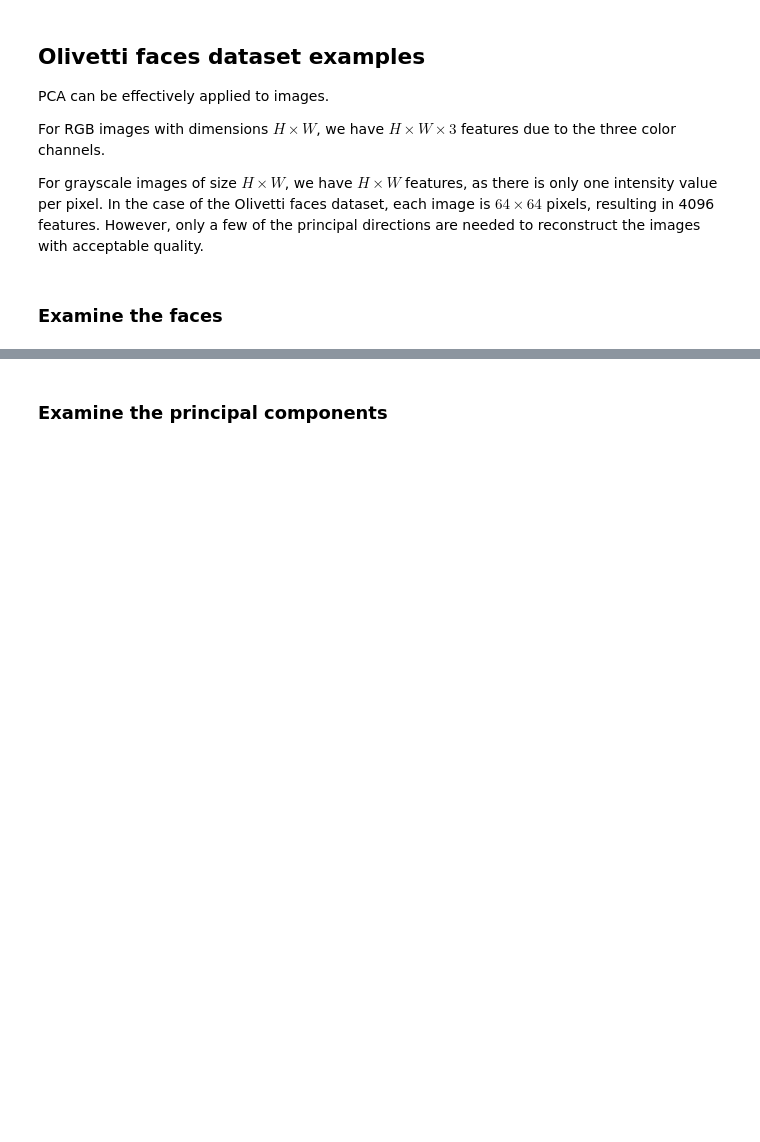
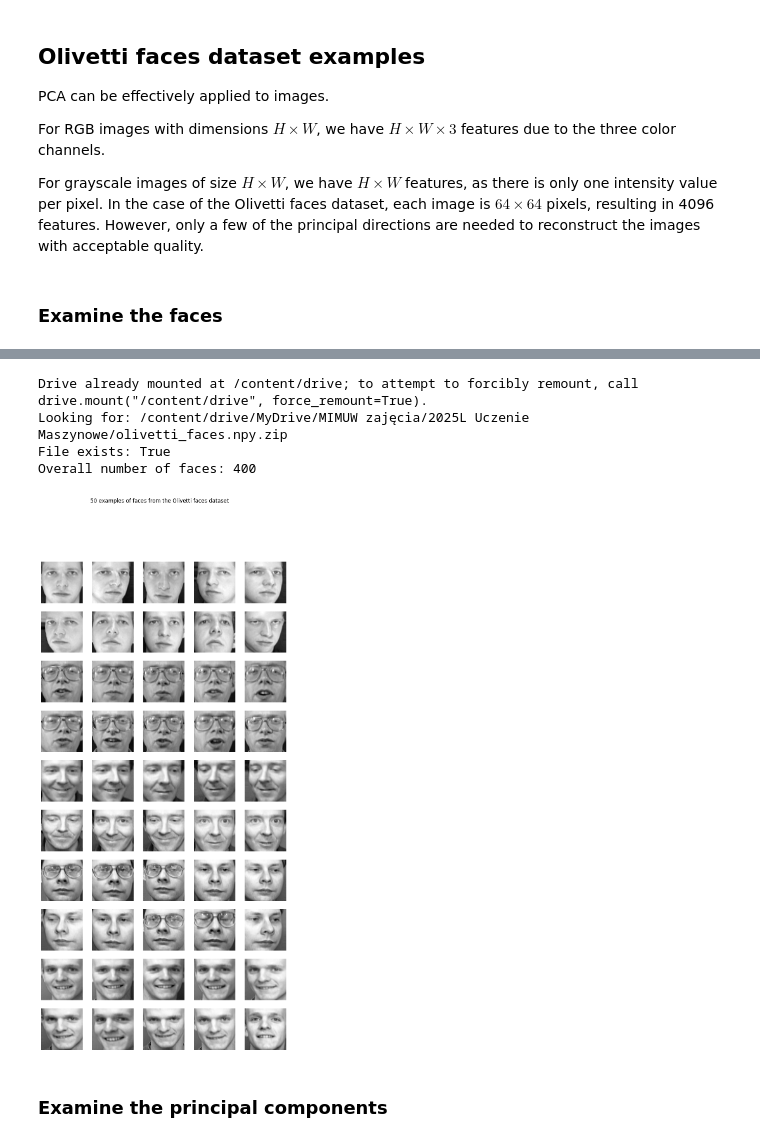
Before and after one commit to Yel1owHatGuy/Machine-Learning-2025L, a Jupyter notebook: Lab01_PCA.ipynb, the cells around one changed output, grey strips where cells are left out. Saved outputs shown, nothing was run; the diff lists cells and outputs as text; code cells hidden in the pictures; blank space fills up the shorter version.

```diff
--- a/Lab01_PCA.ipynb
+++ b/Lab01_PCA.ipynb
@@ -561,3 +524,73 @@ MatReadError: Mat file appears to be truncated
+# %%
+import numpy as np
+import matplotlib.pyplot as plt
+from sklearn.decomposition import PCA
+
+# ######### WORKAROUND FOR A SUDDEN OLIVETTI FACES UNAIVALABILITY ON SCIKIT and anywhere else too but Kaggle, too!
+# IT HAPPENED on 2026/02/23, the day of the class!
+
+# Load the Olivetti faces dataset
+# data = sklearn.datasets.fetch_olivetti_faces()
+
+
+from google.colab import drive
+import os
+
+drive.mount('/content/drive')
+
+# Define the path to your folder
+path = "/content/drive/MyDrive/MIMUW zajęcia/2025L Uczenie Maszynowe/"
+zip_path = os.path.join(path, "olivetti_faces.npy.zip")
+
+print(f"Looking for: {zip_path}")
+print("File exists:", os.path.exists(zip_path))
+
+import numpy as np
+import matplotlib.pyplot as plt
+from sklearn.utils import Bunch
+import zipfile
+
+# 1. Unzip the file to the local Colab folder
+with zipfile.ZipFile(zip_path, 'r') as zip_ref:
+    zip_ref.extractall("/content/")
+
+# 2. Load the .npy file
+# Assuming the file inside the zip is named 'olivetti_faces.npy'
+raw_faces = np.load("/content/olivetti_faces.npy")
+
+# 3. Format into the sklearn 'Bunch' structure
+# The dataset has 400 images, each 64x64.
+faces_images = raw_faces.reshape(400, 64, 64)
+faces_flat = raw_faces.reshape(400, 4096)
+target = np.repeat(np.arange(40), 10) # 40 people, 10 images each
+
+data = Bunch(
+    data=faces_flat.astype(np.float32),
+    images=faces_images.astype(np.float32),
+    target=target,
+    DESCR="Olivetti faces (Loaded from Google Drive)"
+)
+
+faces = data.images  # Original 64x64 images
+
+X = data.data        # Flattened images (each image is 64x64 pixels, flattened to 4096 features)
+print("Overall number of faces:", len(X))
+
+# Display 50 example faces from the dataset in 10 rows, 5 faces per row
+fig, ax = plt.subplots(10, 5, figsize=(10, 20))
+for i in range(50):
+    row = i // 5  # Determine the row index
+    col = i % 5   # Determine the column index
+    ax[row, col].imshow(faces[i], cmap='gray')
+    ax[row, col].axis('off')
+plt.suptitle("50 examples of faces from the Olivetti faces dataset")
+plt.show()
+# %% [output]
+Drive already mounted at /content/drive; to attempt to forcibly remount, call drive.mount("/content/drive", force_remount=True).
+Looking for: /content/drive/MyDrive/MIMUW zajęcia/2025L Uczenie Maszynowe/olivetti_faces.npy.zip
+File exists: True
+Overall number of faces: 400
+[figure, added]
 # %% [markdown]
 ### Examine the principal components
 # %%
```
Also changed, not shown: parts of 6 cells of this notebook.
